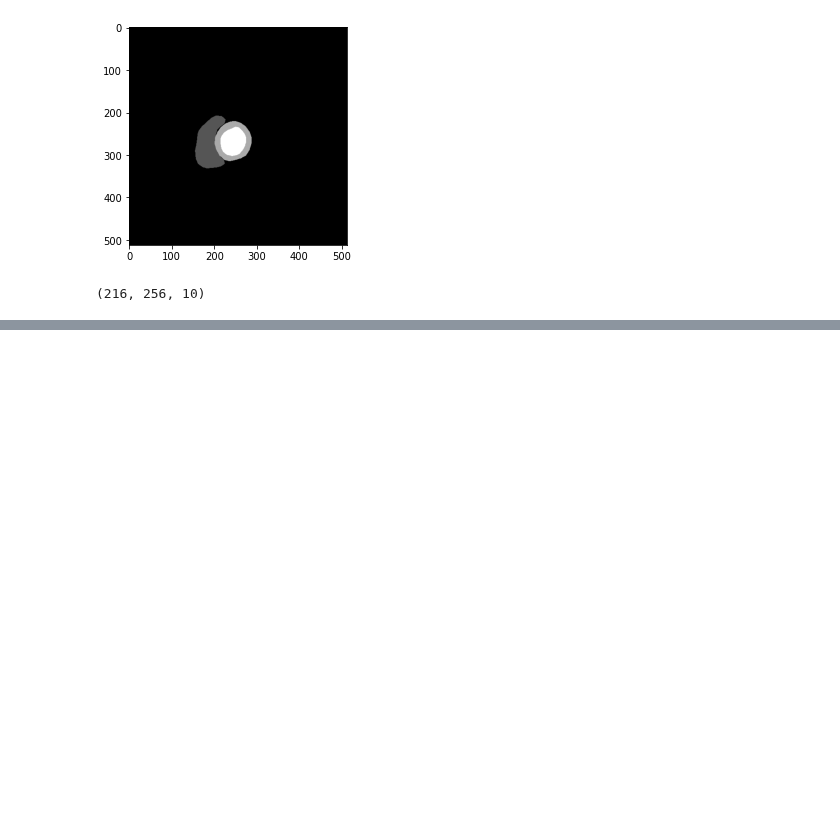
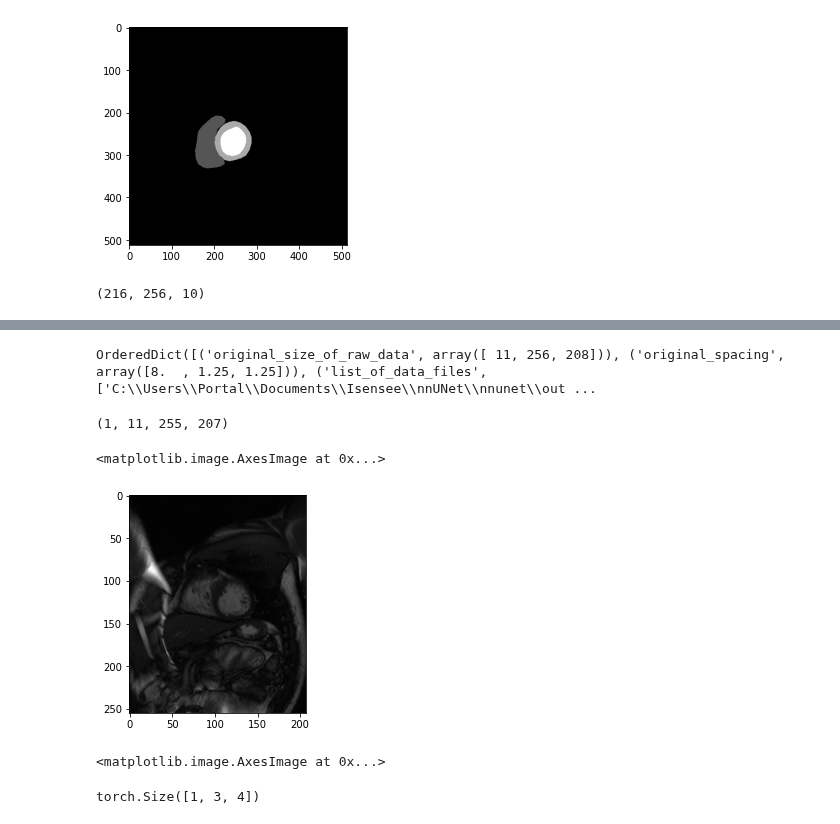
Before and after one commit to nicolas1805961/Cardiac-Segmentation-Optical-flow, a Jupyter notebook: nnunet/experiment.ipynb, the cells around one changed output, grey strips where cells are left out. Saved outputs shown, nothing was run; the diff lists cells and outputs as text; code cells hidden in the pictures; blank space fills up the shorter version.

```diff
--- a/nnunet/experiment.ipynb
+++ b/nnunet/experiment.ipynb
@@ -255,0 +341,20 @@ for i, patient in enumerate(tqdm(glob('data_ok/*/*'))):
+# %%
+import pickle
+
+with open(r'out\nnUNet_raw_data_base\nnUNet_cropped_data\Task026_M&Ms\A4J4S4_frame11_u.pkl', 'rb') as fd:
+    pickled = pickle.load(fd)
+    print(pickled)
+# %% [output]
+OrderedDict([('original_size_of_raw_data', array([ 11, 256, 208])), ('original_spacing', array([8.  , 1.25, 1.25])), ('list_of_data_files', ['C:\\Users\\Portal\\Documents\\Isensee\\nnUNet\\nnunet\\out ...
+# %%
+import numpy as np
+import matplotlib.pyplot as plt
+
+data = np.load(r'out\nnUNet_raw_data_base\nnUNet_cropped_data\Task026_M&Ms\A4J4S4_frame14_u.npz')
+print(data['data'].shape)
+
+plt.imshow(data['data'][0, 4, :, :], cmap='gray')
+# %% [output]
+(1, 11, 255, 207)
+<matplotlib.image.AxesImage at 0x...>
+[figure, added]
@@ -255,0 +375,15 @@ for i, patient in enumerate(tqdm(glob('data_ok/*/*'))):
+# %%
+data = np.load('C:\\data_jonas\\RACINE\\Original\\RACINE_AJ04069_20141203_Slice_05.npz')
+label = np.transpose(data['label_img'], (1, 2, 0))
+plt.imshow(label[:, :, 0], cmap='gray')
+# %% [output]
+<matplotlib.image.AxesImage at 0x...>
+# %%
+import torch
+
+t1 = torch.rand(1, 3, 4)
+t2 = torch.rand(1, 3, 3)
+out = torch.matmul(t2, t1)
+print(out.shape)
+# %% [output]
+torch.Size([1, 3, 4])
```
Also changed, not shown: parts of 11 cells of this notebook, 27 other files.
